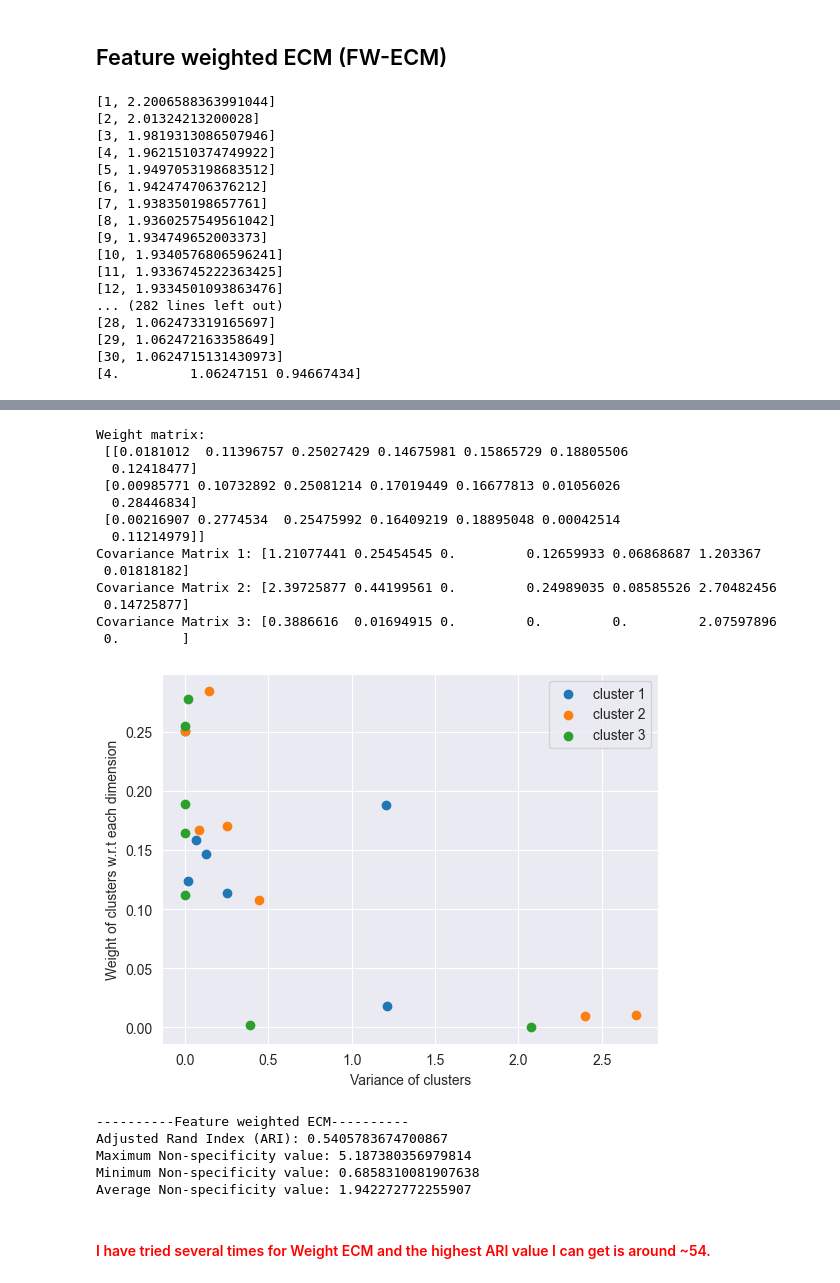
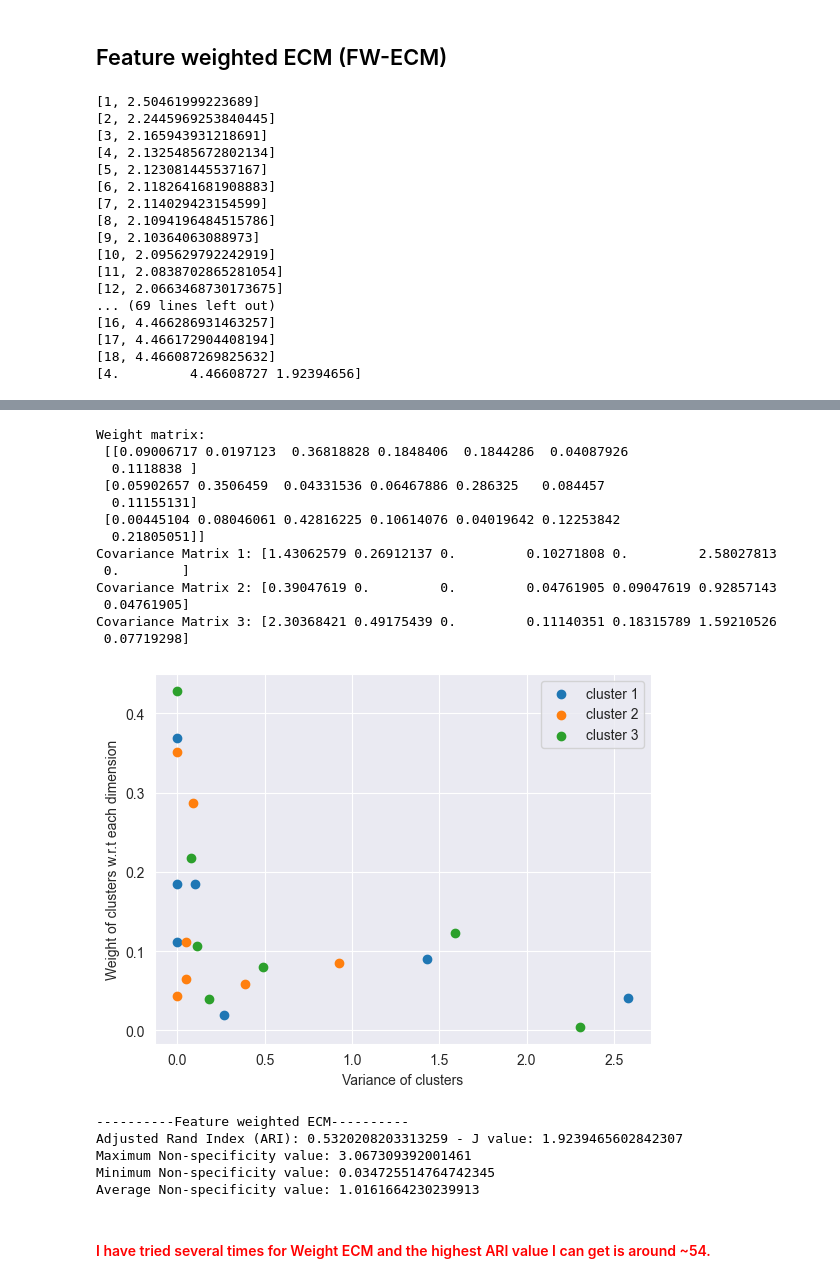
Before and after one commit to tridogithub/evclust, a Jupyter notebook: docs/fwecm_seeds.ipynb, the cells around one changed output, grey strips where cells are left out. Cells and saved outputs as stored; diff of their text form; code cells hidden in the pictures.

Commit message:
Change hyper parameter beta-2, alpha-1, delta-100

```diff
--- a/docs/fwecm_seeds.ipynb
+++ b/docs/fwecm_seeds.ipynb
@@ -138,7 +132,7 @@ Average Non-specificity value: 1.8605891270014698
 # %%
 # Feature weighted ECM clustering
 c = 3
-model = fwecm(x=X, c=c, beta=2, alpha=0.1, delta=29, ntrials=5, epsi=1e-6)
+model = fwecm(x=X, c=c, beta=2, alpha=1, delta=100, ntrials=5, epsi=1e-4)
 
 # ev_plot(model, X=X)
 ev_pcaplot(data=X, x=model, normalize=False)
@@ -175,25 +169,25 @@ plt.show()
 # Compute the Adjusted Rand Index (ARI)
 ari = adjusted_rand_score(true_labels, predicted_labels)
 print("----------Feature weighted ECM----------")
-print(f"Adjusted Rand Index (ARI): {ari}")
+print(f"Adjusted Rand Index (ARI): {ari} - J value: {model['crit']}")
 
 # Calculate Non-specificity
 calculate_non_specificity(model)
 # %% [output]
-[1, 2.2006588363991044]
-[2, 2.01324213200028]
-[3, 1.9819313086507946]
-[4, 1.9621510374749922]
-[5, 1.9497053198683512]
-[6, 1.942474706376212]
-[7, 1.938350198657761]
-[8, 1.9360257549561042]
-[9, 1.934749652003373]
-[10, 1.9340576806596241]
-[11, 1.9336745222363425]
-[12, 1.9334501093863476]
-... (282 lines left out)
-[28, 1.062473319165697]
-[29, 1.062472163358649]
-[30, 1.0624715131430973]
-[4.         1.06247151 0.94667434]
+[1, 2.50461999223689]
+[2, 2.2445969253840445]
+[3, 2.165943931218691]
+[4, 2.1325485672802134]
+[5, 2.123081445537167]
+[6, 2.1182641681908883]
+[7, 2.114029423154599]
+[8, 2.1094196484515786]
+[9, 2.10364063088973]
+[10, 2.095629792242919]
+[11, 2.0838702865281054]
+[12, 2.0663468730173675]
+... (69 lines left out)
+[16, 4.466286931463257]
+[17, 4.466172904408194]
+[18, 4.466087269825632]
+[4.         4.46608727 1.92394656]
@@ -201,22 +195,22 @@ calculate_non_specificity(model)
 Weight matrix:
- [[0.0181012  0.11396757 0.25027429 0.14675981 0.15865729 0.18805506
-  0.12418477]
- [0.00985771 0.10732892 0.25081214 0.17019449 0.16677813 0.01056026
-  0.28446834]
- [0.00216907 0.2774534  0.25475992 0.16409219 0.18895048 0.00042514
-  0.11214979]]
-Covariance Matrix 1: [1.21077441 0.25454545 0.         0.12659933 0.06868687 1.203367
- 0.01818182]
-Covariance Matrix 2: [2.39725877 0.44199561 0.         0.24989035 0.08585526 2.70482456
- 0.14725877]
-Covariance Matrix 3: [0.3886616  0.01694915 0.         0.         0.         2.07597896
+ [[0.09006717 0.0197123  0.36818828 0.1848406  0.1844286  0.04087926
+  0.1118838 ]
+ [0.05902657 0.3506459  0.04331536 0.06467886 0.286325   0.084457
+  0.11155131]
+ [0.00445104 0.08046061 0.42816225 0.10614076 0.04019642 0.12253842
+  0.21805051]]
+Covariance Matrix 1: [1.43062579 0.26912137 0.         0.10271808 0.         2.58027813
  0.        ]
+Covariance Matrix 2: [0.39047619 0.         0.         0.04761905 0.09047619 0.92857143
+ 0.04761905]
+Covariance Matrix 3: [2.30368421 0.49175439 0.         0.11140351 0.18315789 1.59210526
+ 0.07719298]
-[figure, old version]
+[figure, new version]
 ----------Feature weighted ECM----------
-Adjusted Rand Index (ARI): 0.5405783674700867
-Maximum Non-specificity value: 5.187380356979814
-Minimum Non-specificity value: 0.6858310081907638
-Average Non-specificity value: 1.942272772255907
+Adjusted Rand Index (ARI): 0.5320208203313259 - J value: 1.9239465602842307
+Maximum Non-specificity value: 3.067309392001461
+Minimum Non-specificity value: 0.034725514764742345
+Average Non-specificity value: 1.0161664230239913
 # %% [markdown]
 #### <span style="color:red"> I have tried several times for Weight ECM and the highest ARI value I can get is around ~54.</span>
 # %% [markdown]
```
Also changed, not shown: parts of 3 cells of this notebook.
